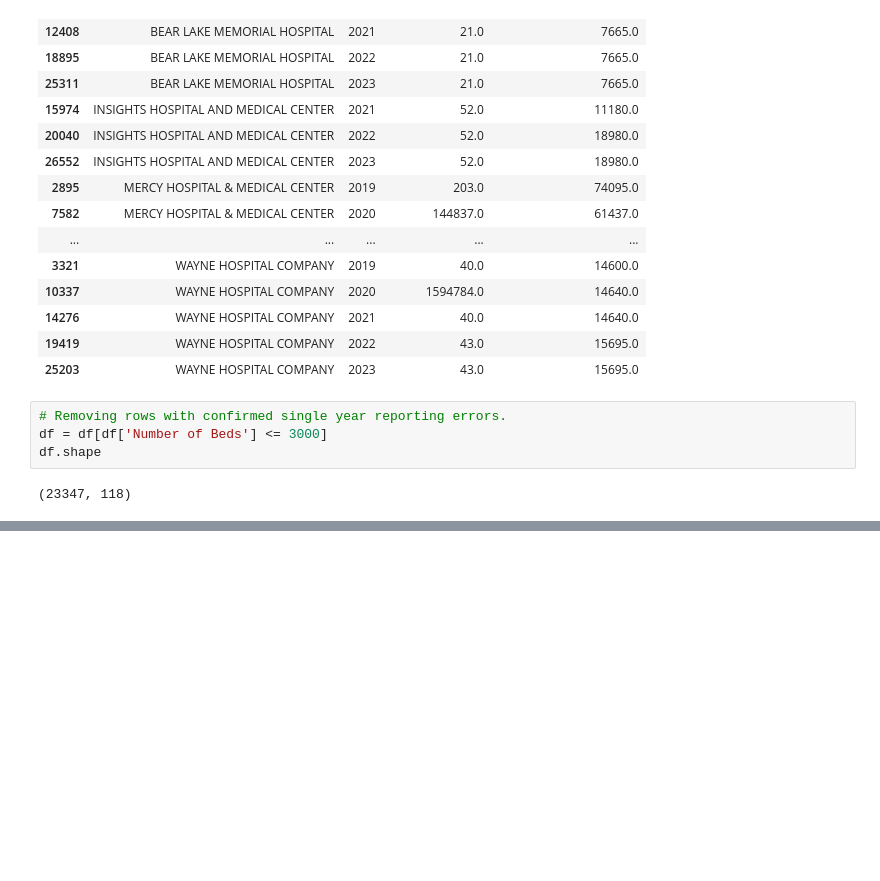
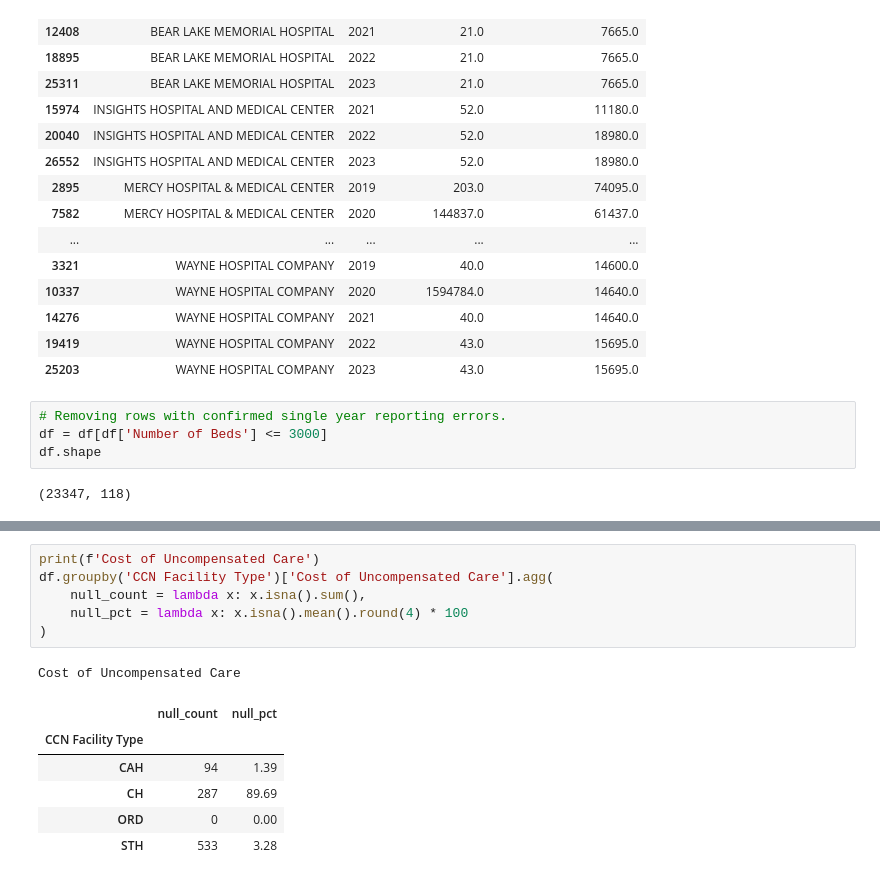
Before and after one commit to Sarah-Eden/hospital-financial-status-prediction, a Jupyter notebook: insights.ipynb, the cells around one changed output, grey strips where cells are left out. Cells and saved outputs as stored; diff of their text form; blank space fills up the shorter version.

```diff
--- a/insights.ipynb
+++ b/insights.ipynb
@@ -144,0 +183,14 @@ df[df['FTE - Employees on Payroll'] > 15000][['Hospital Name', 'City', 'year', '
+# %%
+print(f'Cost of Uncompensated Care')
+df.groupby('CCN Facility Type')['Cost of Uncompensated Care'].agg(
+    null_count = lambda x: x.isna().sum(),
+    null_pct = lambda x: x.isna().mean().round(4) * 100
+)
+# %% [output]
+Cost of Uncompensated Care
+|  | null_count | null_pct |
+| CCN Facility Type |  |  |
+| CAH | 94 | 1.39 |
+| CH | 287 | 89.69 |
+| ORD | 0 | 0.00 |
+| STH | 533 | 3.28 |
```
Also changed, not shown: parts of 16 cells of this notebook.
